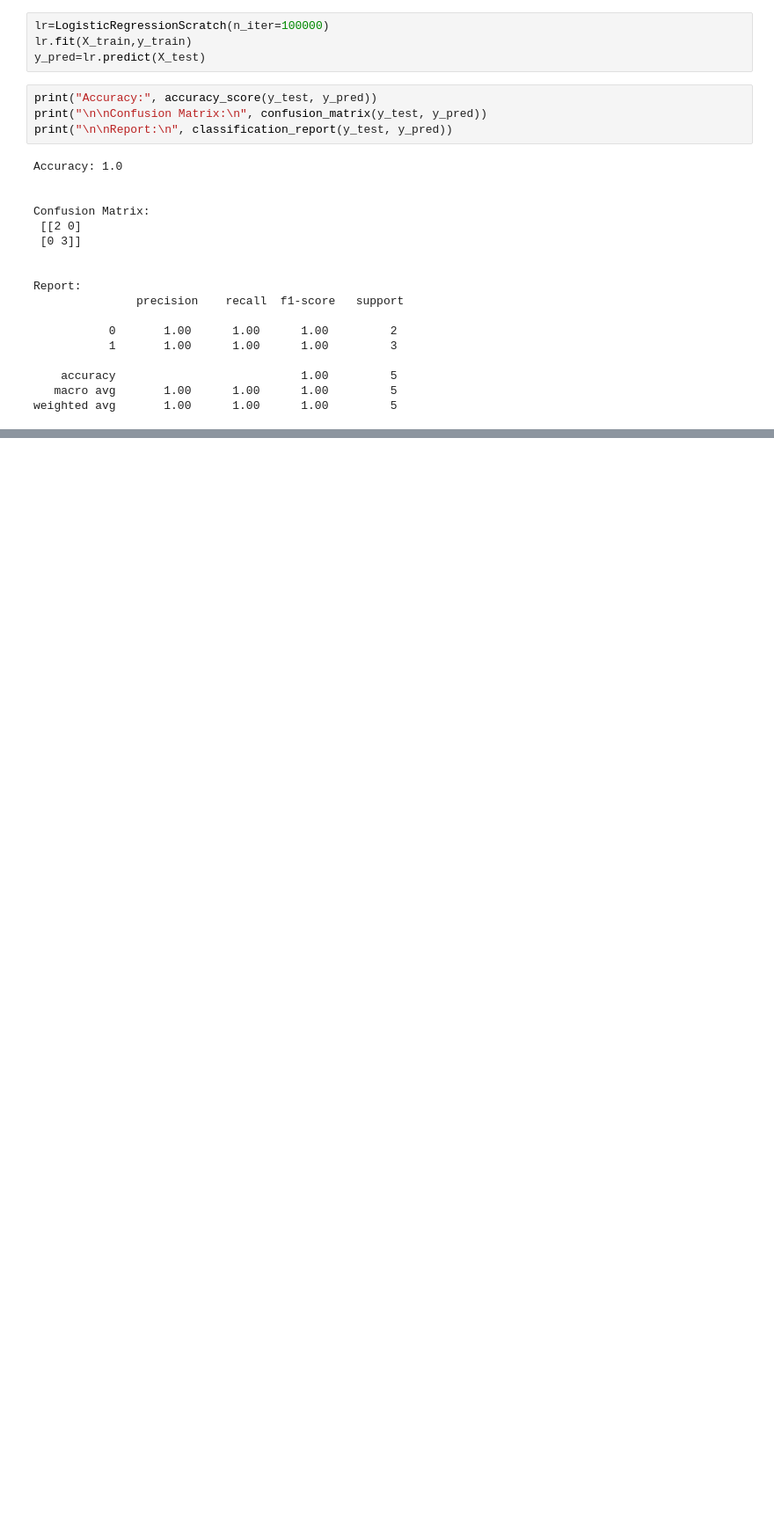
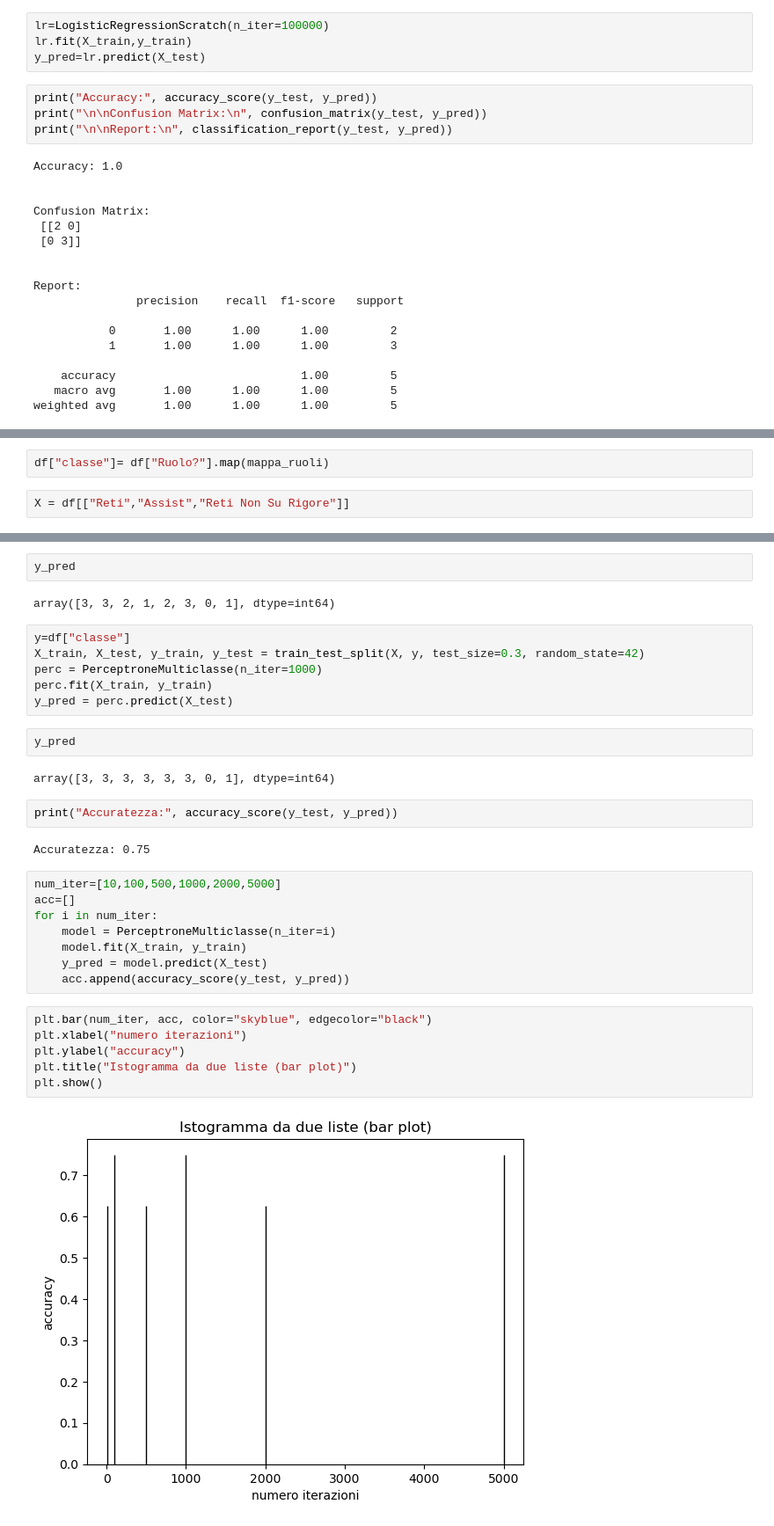
Before and after one commit to davideadinolfi/machine-learning, a Jupyter notebook: manuale.ipynb, the cells around one changed output, grey strips where cells are left out. Shown at 88% size. Cells and saved outputs as stored; diff of their text form; blank space fills up the shorter version.

```diff
--- a/manuale.ipynb
+++ b/manuale.ipynb
@@ -298,0 +306,4 @@ weighted avg       1.00      1.00      1.00         5
+# %%
+df["classe"]= df["Ruolo?"].map(mappa_ruoli)
+# %%
+X = df[["Reti","Assist","Reti Non Su Rigore"]]
@@ -298,0 +428,34 @@ weighted avg       1.00      1.00      1.00         5
+# %%
+y_pred
+# %% [output]
+array([3, 3, 2, 1, 2, 3, 0, 1], dtype=int64)
+# %%
+y=df["classe"]
+X_train, X_test, y_train, y_test = train_test_split(X, y, test_size=0.3, random_state=42)
+perc = PerceptroneMulticlasse(n_iter=1000)
+perc.fit(X_train, y_train)
+y_pred = perc.predict(X_test)
+# %%
+y_pred
+# %% [output]
+array([3, 3, 3, 3, 3, 3, 0, 1], dtype=int64)
+# %%
+print("Accuratezza:", accuracy_score(y_test, y_pred))
+# %% [output]
+Accuratezza: 0.75
+# %%
+num_iter=[10,100,500,1000,2000,5000]
+acc=[]
+for i in num_iter:
+    model = PerceptroneMulticlasse(n_iter=i)
+    model.fit(X_train, y_train)
+    y_pred = model.predict(X_test)
+    acc.append(accuracy_score(y_test, y_pred))
+# %%
+plt.bar(num_iter, acc, color="skyblue", edgecolor="black")
+plt.xlabel("numero iterazioni")
+plt.ylabel("accuracy")
+plt.title("Istogramma da due liste (bar plot)")
+plt.show()
+# %% [output]
+[figure, added]
```
Also changed, not shown: parts of 8 cells of this notebook, 2 other files.
